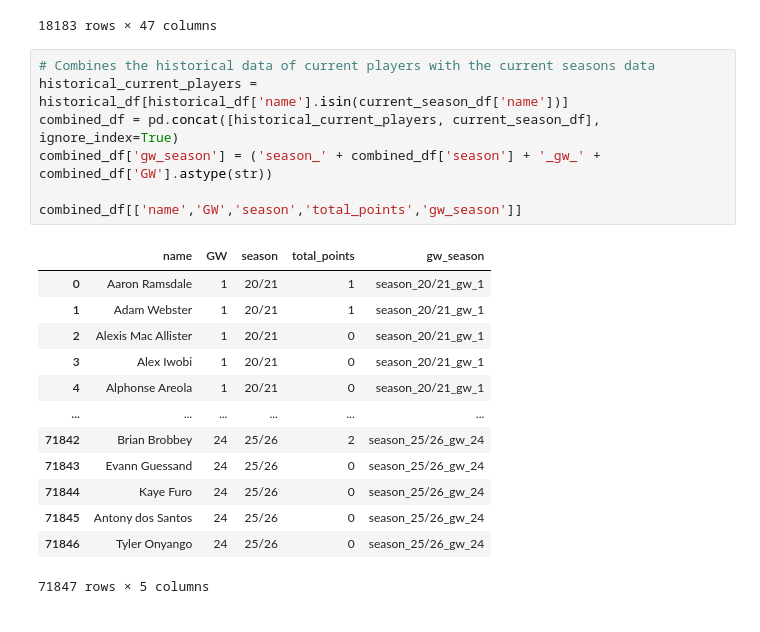
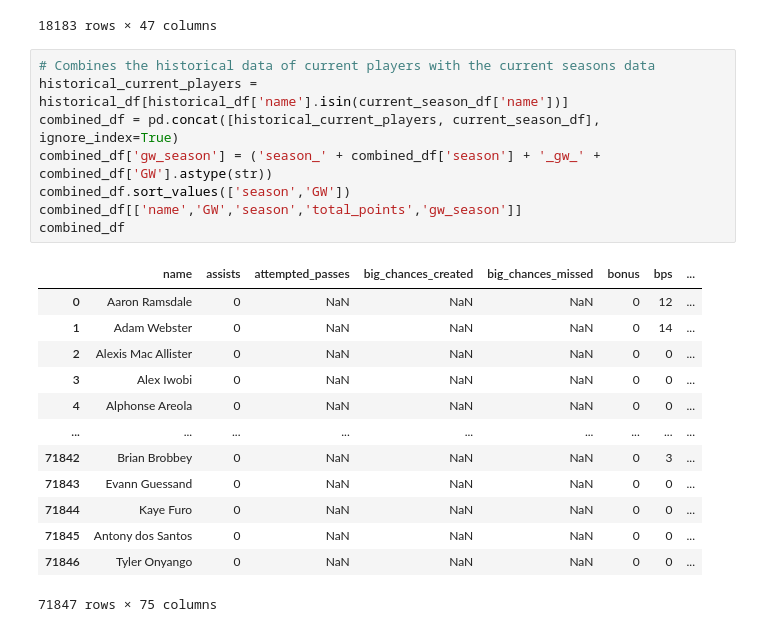
Before and after one commit to Lukeallen999/FPL_player_points_prediction, a Jupyter notebook: run.ipynb, the cells around one changed output. Saved outputs shown, nothing was run; the diff lists cells and outputs as text.

```diff
--- a/run.ipynb
+++ b/run.ipynb
@@ -98,21 +98,22 @@ current_season_df
 # %%
 # Combines the historical data of current players with the current seasons data
 historical_current_players = historical_df[historical_df['name'].isin(current_season_df['name'])]
 combined_df = pd.concat([historical_current_players, current_season_df], ignore_index=True)
 combined_df['gw_season'] = ('season_' + combined_df['season'] + '_gw_' + combined_df['GW'].astype(str))
-
+combined_df.sort_values(['season','GW'])
 combined_df[['name','GW','season','total_points','gw_season']]
+combined_df
 # %% [output]
-|  | name | GW | season | total_points | gw_season |
-| 0 | Aaron Ramsdale | 1 | 20/21 | 1 | season_20/21_gw_1 |
-| 1 | Adam Webster | 1 | 20/21 | 1 | season_20/21_gw_1 |
-| 2 | Alexis Mac Allister | 1 | 20/21 | 0 | season_20/21_gw_1 |
-| 3 | Alex Iwobi | 1 | 20/21 | 0 | season_20/21_gw_1 |
-| 4 | Alphonse Areola | 1 | 20/21 | 0 | season_20/21_gw_1 |
-| ... | ... | ... | ... | ... | ... |
-| 71842 | Brian Brobbey | 24 | 25/26 | 2 | season_25/26_gw_24 |
-| 71843 | Evann Guessand | 24 | 25/26 | 0 | season_25/26_gw_24 |
-| 71844 | Kaye Furo | 24 | 25/26 | 0 | season_25/26_gw_24 |
-| 71845 | Antony dos Santos | 24 | 25/26 | 0 | season_25/26_gw_24 |
-| 71846 | Tyler Onyango | 24 | 25/26 | 0 | season_25/26_gw_24 |
+|  | name | assists | attempted_passes | big_chances_created | big_chances_missed | bonus | bps | ... |
+| 0 | Aaron Ramsdale | 0 | NaN | NaN | NaN | 0 | 12 | ... |
+| 1 | Adam Webster | 0 | NaN | NaN | NaN | 0 | 14 | ... |
+| 2 | Alexis Mac Allister | 0 | NaN | NaN | NaN | 0 | 0 | ... |
+| 3 | Alex Iwobi | 0 | NaN | NaN | NaN | 0 | 0 | ... |
+| 4 | Alphonse Areola | 0 | NaN | NaN | NaN | 0 | 0 | ... |
+| ... | ... | ... | ... | ... | ... | ... | ... | ... |
+| 71842 | Brian Brobbey | 0 | NaN | NaN | NaN | 0 | 3 | ... |
+| 71843 | Evann Guessand | 0 | NaN | NaN | NaN | 0 | 0 | ... |
+| 71844 | Kaye Furo | 0 | NaN | NaN | NaN | 0 | 0 | ... |
+| 71845 | Antony dos Santos | 0 | NaN | NaN | NaN | 0 | 0 | ... |
+| 71846 | Tyler Onyango | 0 | NaN | NaN | NaN | 0 | 0 | ... |
-71847 rows × 5 columns
+71847 rows × 75 columns
```
Also changed, not shown: parts of 3 cells of this notebook.
